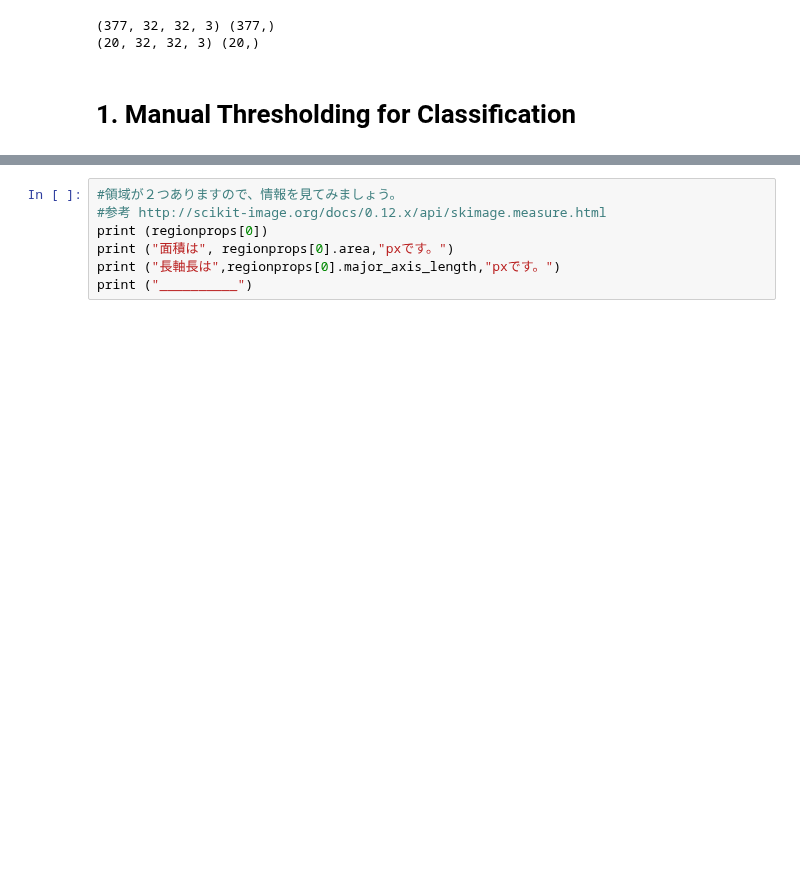
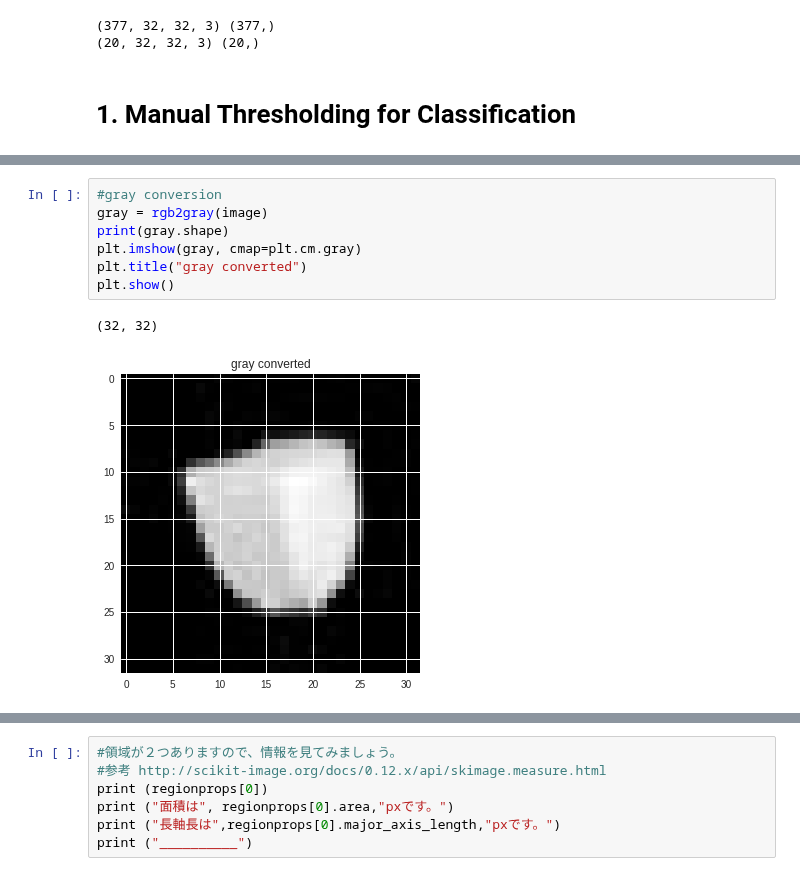
Before and after one commit to totti0223/deep_learning_for_biologists_with_keras, a Jupyter notebook: notebooks/rice_seed_classification.ipynb, the cells around one changed output, grey strips where cells are left out. Drawn from its saved outputs; the diff is of its cells as text; blank space fills up the shorter version.

```diff
--- a/notebooks/rice_seed_classification.ipynb
+++ b/notebooks/rice_seed_classification.ipynb
@@ -107,0 +120,10 @@ print(X_test.shape,y_test.shape)
+# %%
+#gray conversion
+gray = rgb2gray(image)
+print(gray.shape)
+plt.imshow(gray, cmap=plt.cm.gray)
+plt.title("gray converted")
+plt.show()
+# %% [output]
+(32, 32)
+[figure, added]
```
Also changed, not shown: parts of 10 cells of this notebook.
